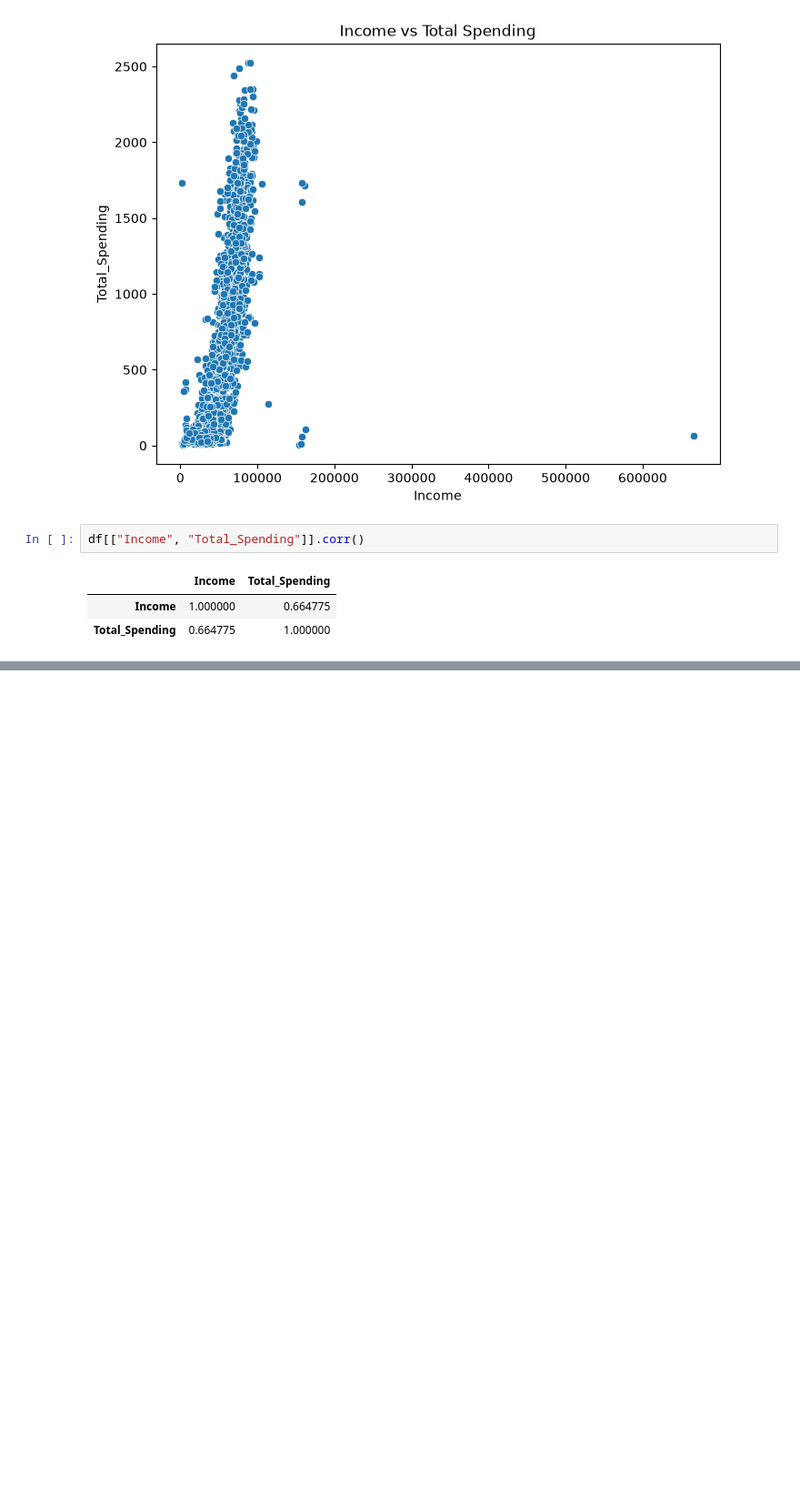
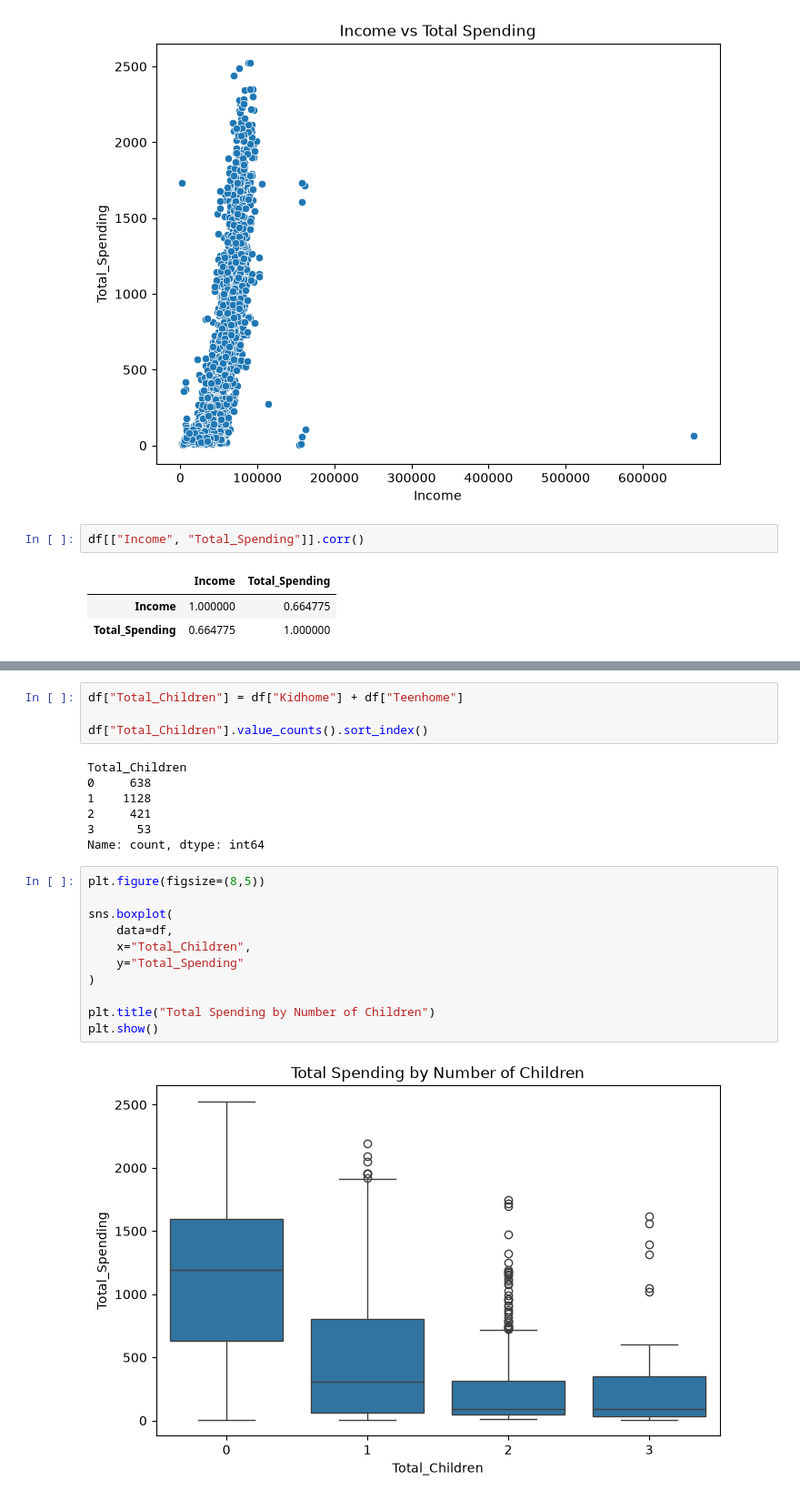
Before and after one commit to GomsVenky/customer-behavior-prediction, a Jupyter notebook: notebooks/01_data_exploration.ipynb, the cells around one changed output, grey strips where cells are left out. Shown at 91% size. Drawn from its saved outputs; the diff is of its cells as text; blank space fills up the shorter version.

```diff
--- a/notebooks/01_data_exploration.ipynb
+++ b/notebooks/01_data_exploration.ipynb
@@ -344,0 +424,24 @@ df[["Income", "Total_Spending"]].corr()
+# %%
+df["Total_Children"] = df["Kidhome"] + df["Teenhome"]
+
+df["Total_Children"].value_counts().sort_index()
+# %% [output]
+Total_Children
+0     638
+1    1128
+2     421
+3      53
+Name: count, dtype: int64
+# %%
+plt.figure(figsize=(8,5))
+
+sns.boxplot(
+    data=df,
+    x="Total_Children",
+    y="Total_Spending"
+)
+
+plt.title("Total Spending by Number of Children")
+plt.show()
+# %% [output]
+[figure, added]
```
Also changed, not shown: parts of 10 cells of this notebook, 1 other file.
